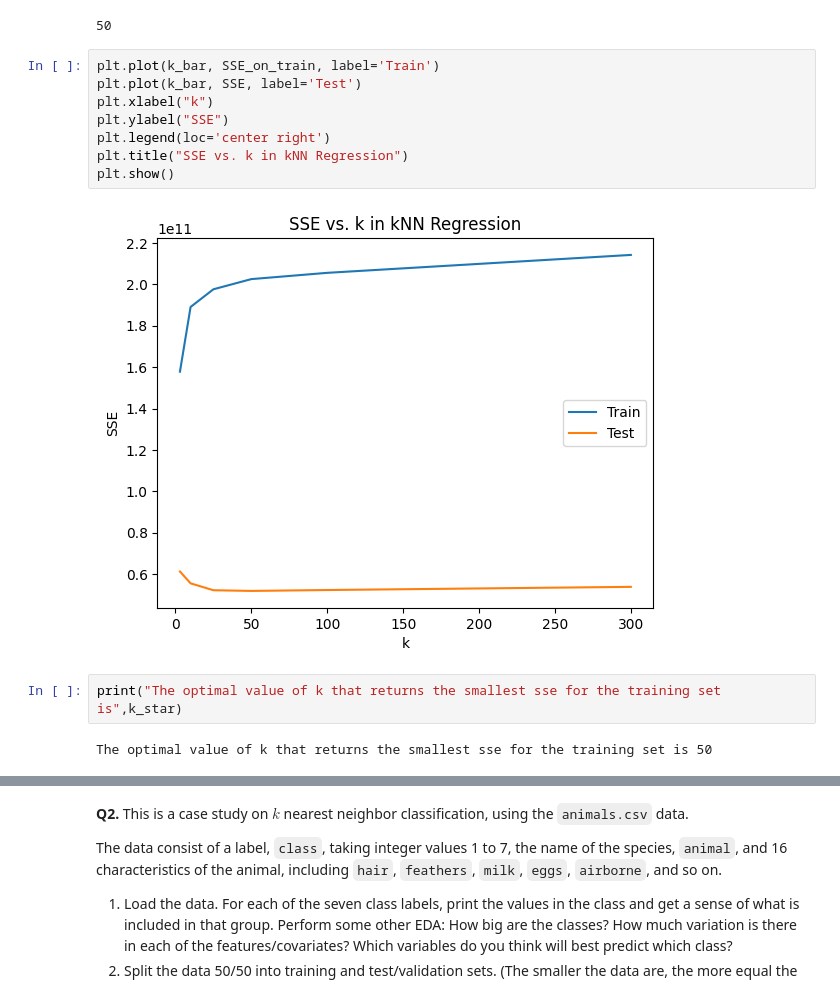
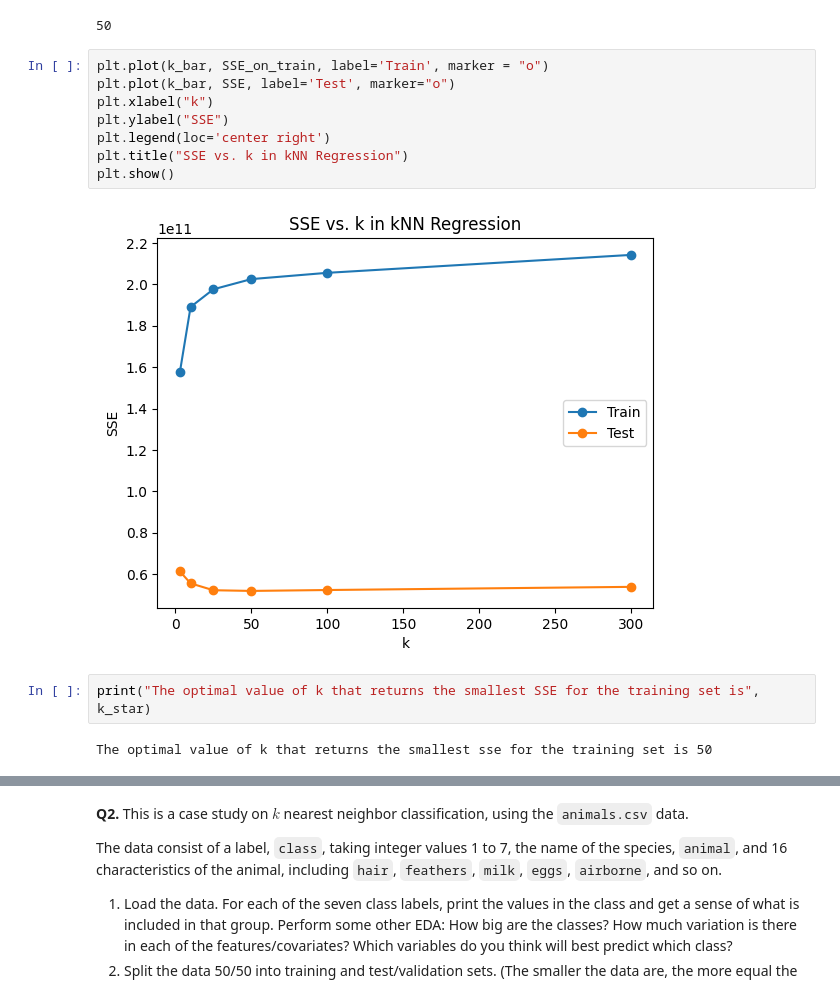
Before and after one commit to iankariuki26/knn, a Jupyter notebook: assignment/assignment_knn.ipynb, the cells around one changed output, grey strips where cells are left out. Cells and saved outputs as stored; diff of their text form.

```diff
--- a/assignment/assignment_knn.ipynb
+++ b/assignment/assignment_knn.ipynb
@@ -131,17 +131,17 @@ print(k_star)
 # %% [output]
 50
 # %%
-plt.plot(k_bar, SSE_on_train, label='Train')
-plt.plot(k_bar, SSE, label='Test')
+plt.plot(k_bar, SSE_on_train, label='Train', marker = "o")
+plt.plot(k_bar, SSE, label='Test', marker="o")
 plt.xlabel("k")
 plt.ylabel("SSE")
 plt.legend(loc='center right')
 plt.title("SSE vs. k in kNN Regression")
 plt.show()
 # %% [output]
-[figure, old version]
+[figure, new version]
 # %%
-print("The optimal value of k that returns the smallest sse for the training set is",k_star)
+print("The optimal value of k that returns the smallest SSE for the training set is", k_star)
 # %% [output]
 The optimal value of k that returns the smallest sse for the training set is 50
 # %% [markdown]
```
Also changed, not shown: parts of 2 cells of this notebook.
